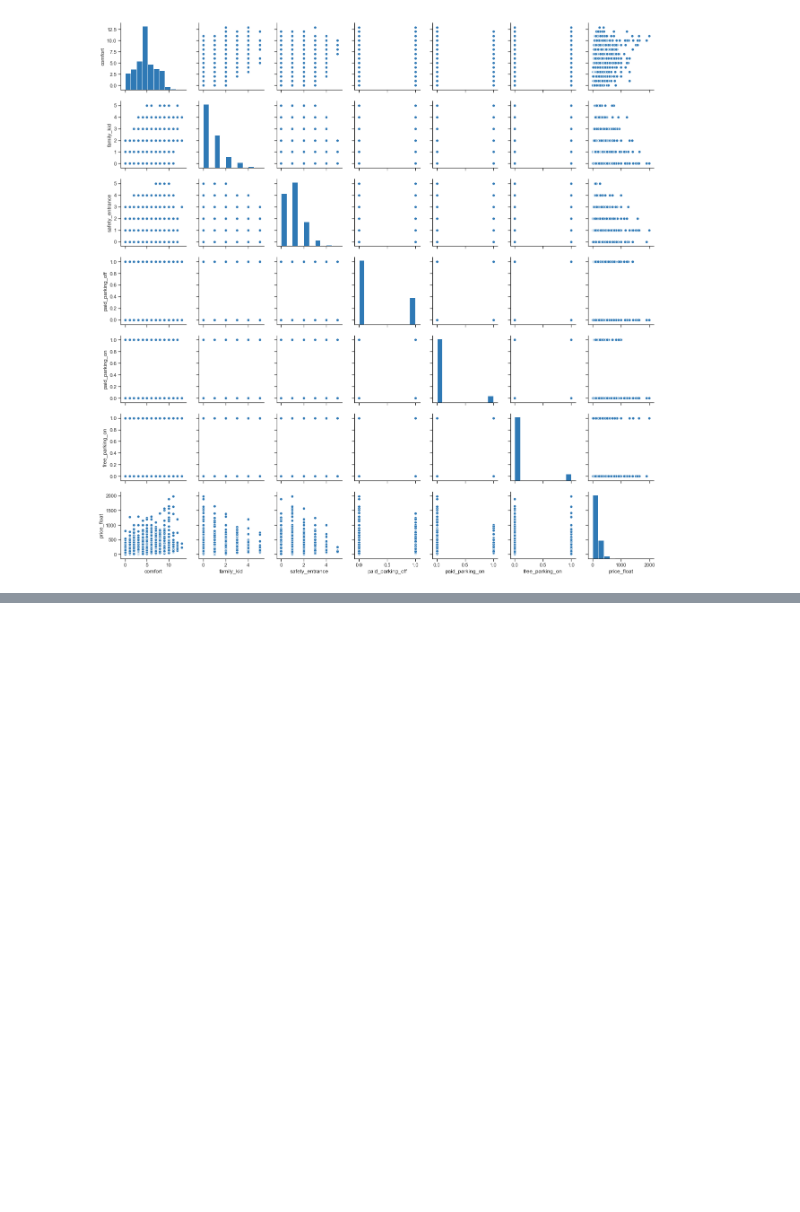
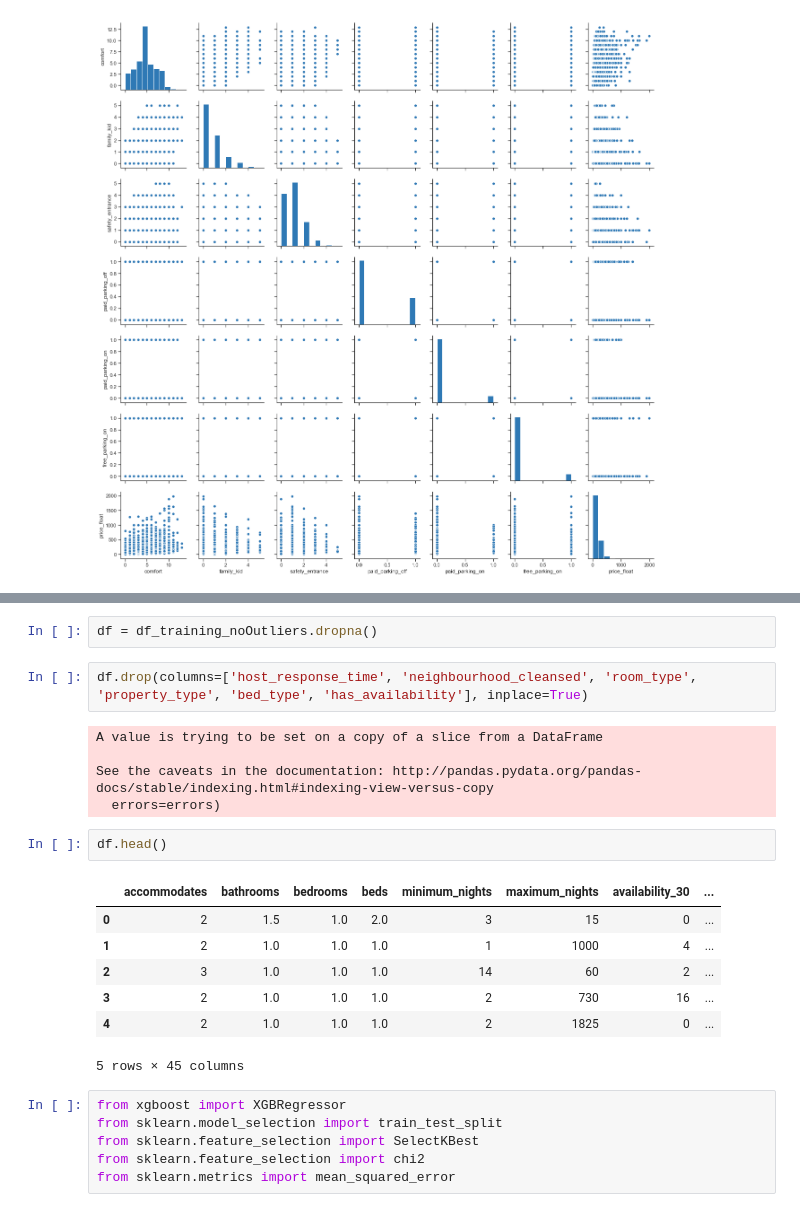
Before and after one commit to Daesparz/airbnb_amsterdam, a Jupyter notebook: Data_analysis/in-depth_analysis_predictive_modeling.ipynb, the cells around one changed output, grey strips where cells are left out. Cells and saved outputs as stored; diff of their text form; blank space fills up the shorter version.

```diff
--- a/Data_analysis/in-depth_analysis_predictive_modeling.ipynb
+++ b/Data_analysis/in-depth_analysis_predictive_modeling.ipynb
@@ -570,0 +742,25 @@ _ = sns.pairplot(df_training_noOutliers, vars=['comfort',
+# %%
+df = df_training_noOutliers.dropna()
+# %%
+df.drop(columns=['host_response_time', 'neighbourhood_cleansed', 'room_type', 'property_type', 'bed_type', 'has_availability'], inplace=True)
+# %% [output]
+A value is trying to be set on a copy of a slice from a DataFrame
+
+See the caveats in the documentation: http://pandas.pydata.org/pandas-docs/stable/indexing.html#indexing-view-versus-copy
+  errors=errors)
+# %%
+df.head()
+# %% [output]
+|  | accommodates | bathrooms | bedrooms | beds | minimum_nights | maximum_nights | availability_30 | ... |
+| 0 | 2 | 1.5 | 1.0 | 2.0 | 3 | 15 | 0 | ... |
+| 1 | 2 | 1.0 | 1.0 | 1.0 | 1 | 1000 | 4 | ... |
+| 2 | 3 | 1.0 | 1.0 | 1.0 | 14 | 60 | 2 | ... |
+| 3 | 2 | 1.0 | 1.0 | 1.0 | 2 | 730 | 16 | ... |
+| 4 | 2 | 1.0 | 1.0 | 1.0 | 2 | 1825 | 0 | ... |
+5 rows × 45 columns
+# %%
+from xgboost import XGBRegressor
+from sklearn.model_selection import train_test_split
+from sklearn.feature_selection import SelectKBest
+from sklearn.feature_selection import chi2
+from sklearn.metrics import mean_squared_error
```
Also changed, not shown: parts of 26 cells of this notebook.
